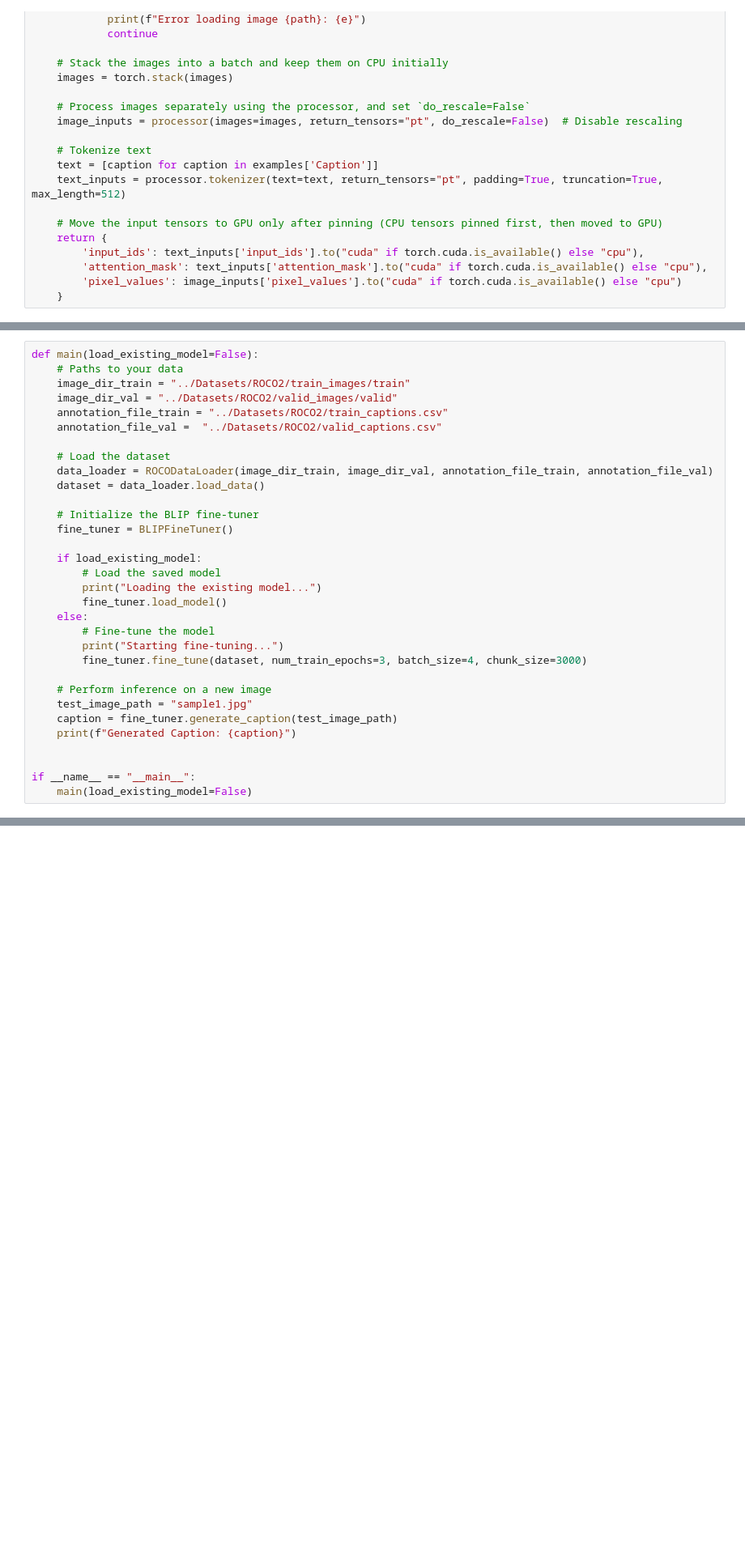
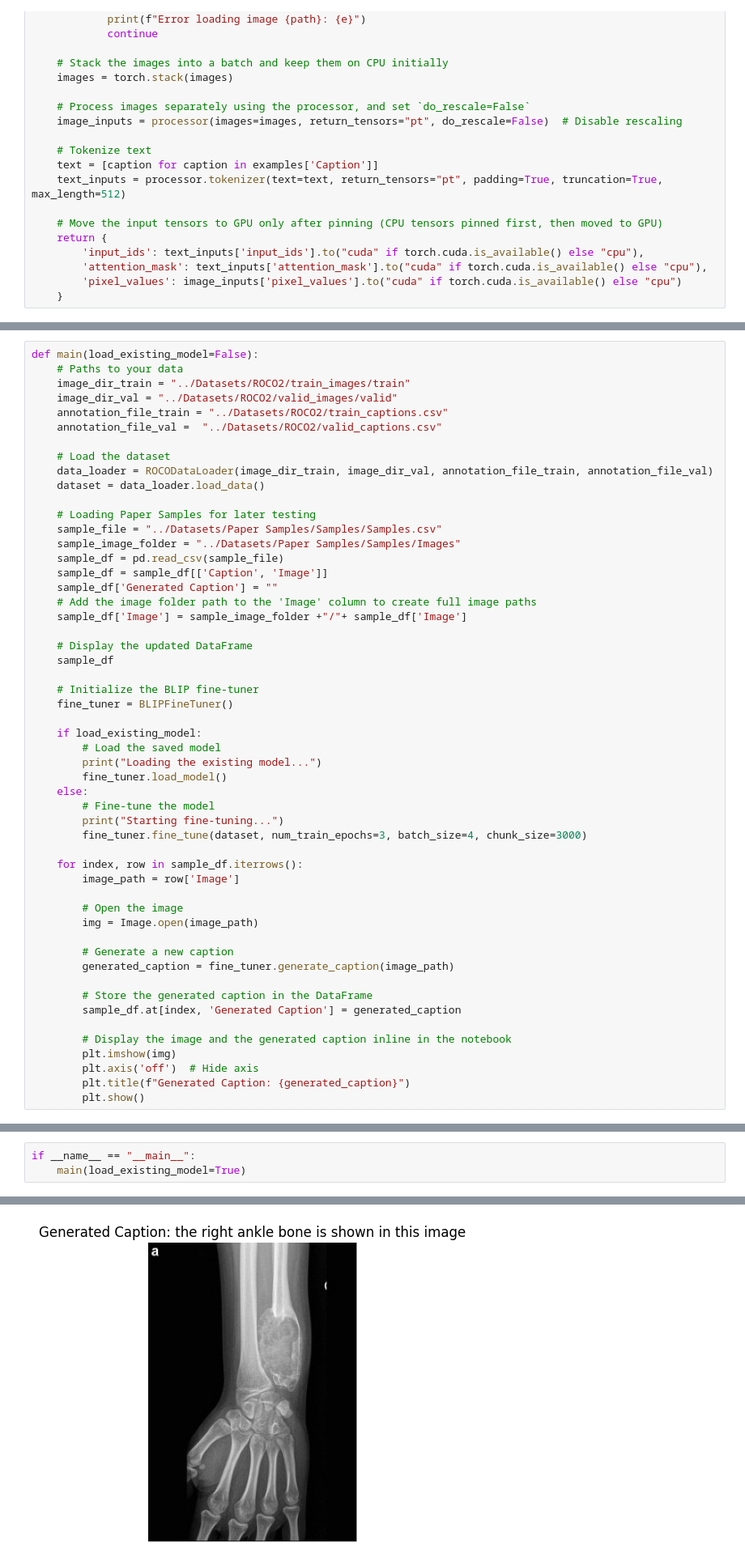
Before and after one commit to TennoSerra/QL4POMR, a Jupyter notebook: Week 12/BLIP Captioning ROCO2.ipynb, the cells around one changed output, grey strips where cells are left out. Shown at 81% size. Saved outputs shown, nothing was run; the diff lists cells and outputs as text; blank space fills up the shorter version.

Commit message:
Inference is not good

```diff
--- a/Week 12/BLIP Captioning ROCO2.ipynb
+++ b/Week 12/BLIP Captioning ROCO2.ipynb
@@ -321,6 +329,18 @@ def main(load_existing_model=False):
     # Load the dataset
     data_loader = ROCODataLoader(image_dir_train, image_dir_val, annotation_file_train, annotation_file_val)
     dataset = data_loader.load_data()
+
+    # Loading Paper Samples for later testing
+    sample_file = "../Datasets/Paper Samples/Samples/Samples.csv"
+    sample_image_folder = "../Datasets/Paper Samples/Samples/Images"
+    sample_df = pd.read_csv(sample_file)
+    sample_df = sample_df[['Caption', 'Image']]
+    sample_df['Generated Caption'] = ""
+    # Add the image folder path to the 'Image' column to create full image paths
+    sample_df['Image'] = sample_image_folder +"/"+ sample_df['Image']
+
+    # Display the updated DataFrame
+    sample_df
 
     # Initialize the BLIP fine-tuner
     fine_tuner = BLIPFineTuner()
@@ -334,11 +354,20 @@ def main(load_existing_model=False):
         print("Starting fine-tuning...")
         fine_tuner.fine_tune(dataset, num_train_epochs=3, batch_size=4, chunk_size=3000)
 
-    # Perform inference on a new image
-    test_image_path = "sample1.jpg"
-    caption = fine_tuner.generate_caption(test_image_path)
-    print(f"Generated Caption: {caption}")
+    for index, row in sample_df.iterrows():
+        image_path = row['Image']
 
+        # Open the image
+        img = Image.open(image_path)
 
-if __name__ == "__main__":
-    main(load_existing_model=False)
+        # Generate a new caption
+        generated_caption = fine_tuner.generate_caption(image_path)
+
+        # Store the generated caption in the DataFrame
+        sample_df.at[index, 'Generated Caption'] = generated_caption
+
+        # Display the image and the generated caption inline in the notebook
+        plt.imshow(img)
+        plt.axis('off')  # Hide axis
+        plt.title(f"Generated Caption: {generated_caption}")
+        plt.show()
@@ -414,0 +374,4 @@ Generated Caption: the right ankle bone is shown in this image
+# %%
+if __name__ == "__main__":
+    main(load_existing_model=True)
+# %% [output]
@@ -414,0 +381 @@ Generated Caption: the right ankle bone is shown in this image
+[figure, added]
```
Also changed, not shown: parts of 7 cells of this notebook.
